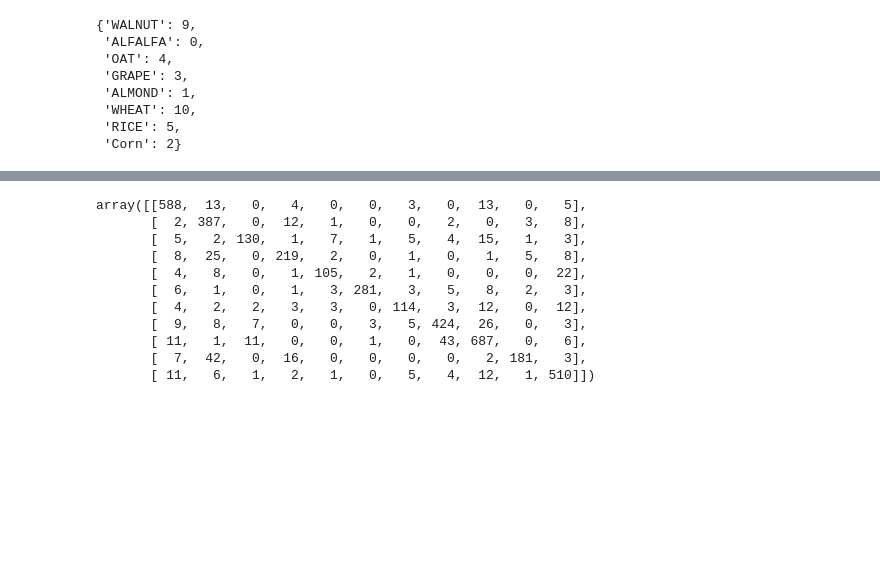
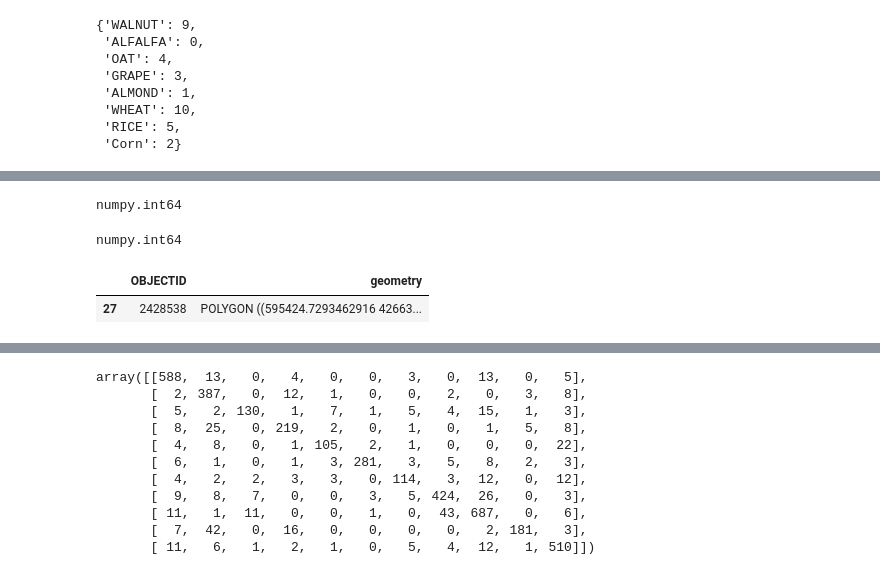
Before and after one commit to MarcelColvin/GeoSpatial-Classification, a Jupyter notebook: MakingAugustoClasses.ipynb, the cells around one changed output, grey strips where cells are left out. Drawn from its saved outputs; the diff is of its cells as text; code cells hidden in the pictures; blank space fills up the shorter version.

```diff
--- a/MakingAugustoClasses.ipynb
+++ b/MakingAugustoClasses.ipynb
@@ -335,0 +314,15 @@ Name: OBJECTID, Length: 476, dtype: int64
+# %%
+b = b.dropna()
+b.crop_list[b['crop_list'].str.contains('ALMOND')] = 'ALMOND'
+b.crop_list[b['crop_list'].str.contains('GRAPE')] = 'GRAPE'
+b.crop_list[b['crop_list'].str.contains('OAT')] = 'OAT'
+b.crop_list[b['crop_list'].str.contains('RICE')] = 'RICE'
+b.crop_list[b['crop_list'].str.contains('SUNFLOWER')] = 'SUNFLOWER'
+b.crop_list[b['crop_list'].str.contains('WALNUT')] = 'WALNUT'
+b.crop_list[b['crop_list'].str.contains('ALFALFA')] = 'ALFALFA'
+
+b.crop_list[b['crop_list'].str.contains('CORN')] = 'CORN'
+b.crop_list[b['crop_list'].str.contains('WHEAT')] = 'WHEAT'
+b.crop_list[b['crop_list'].str.contains('TOMATO')] = 'TOMATO'
+
+b.crop_list[b['crop_list'].str.contains('SAFFLOWER')] = 'SAFFLOWER'
@@ -335,0 +349,15 @@ Name: OBJECTID, Length: 476, dtype: int64
+# %%
+cropfields = gpd.read_file("Crops_2016/Crops_2016_26910.shp")
+cropfields1 = cropfields[["OBJECTID", "geometry"]]
+type(cropfields1["OBJECTID"][0])
+# %% [output]
+numpy.int64
+# %%
+type(b["OBJECTID"][0])
+# %% [output]
+numpy.int64
+# %%
+cropfields1.loc[cropfields1["OBJECTID"] == b["OBJECTID"][0]]
+# %% [output]
+|  | OBJECTID | geometry |
+| 27 | 2428538 | POLYGON ((595424.7293462916 42663... |
```
Also changed, not shown: parts of 16 cells of this notebook.
